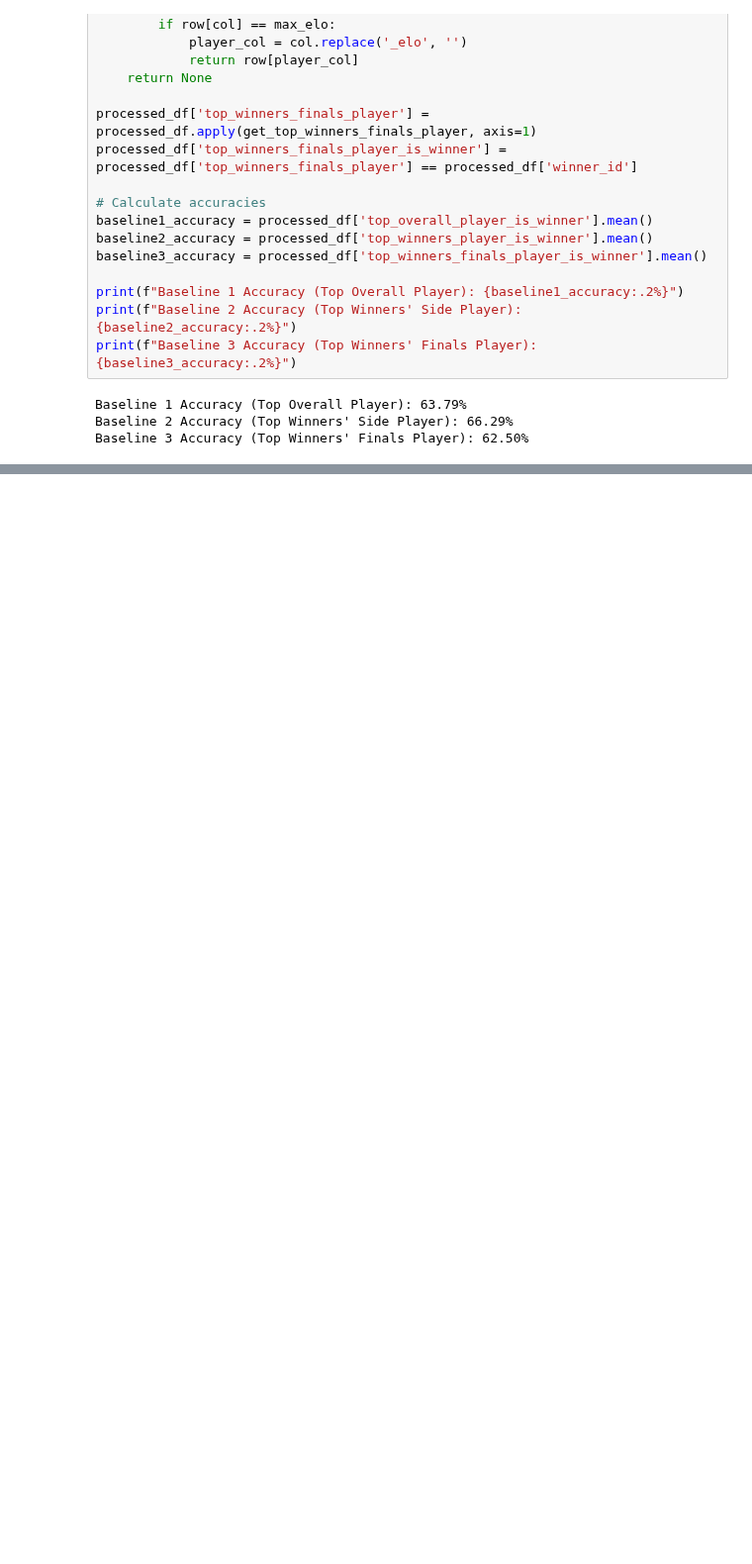
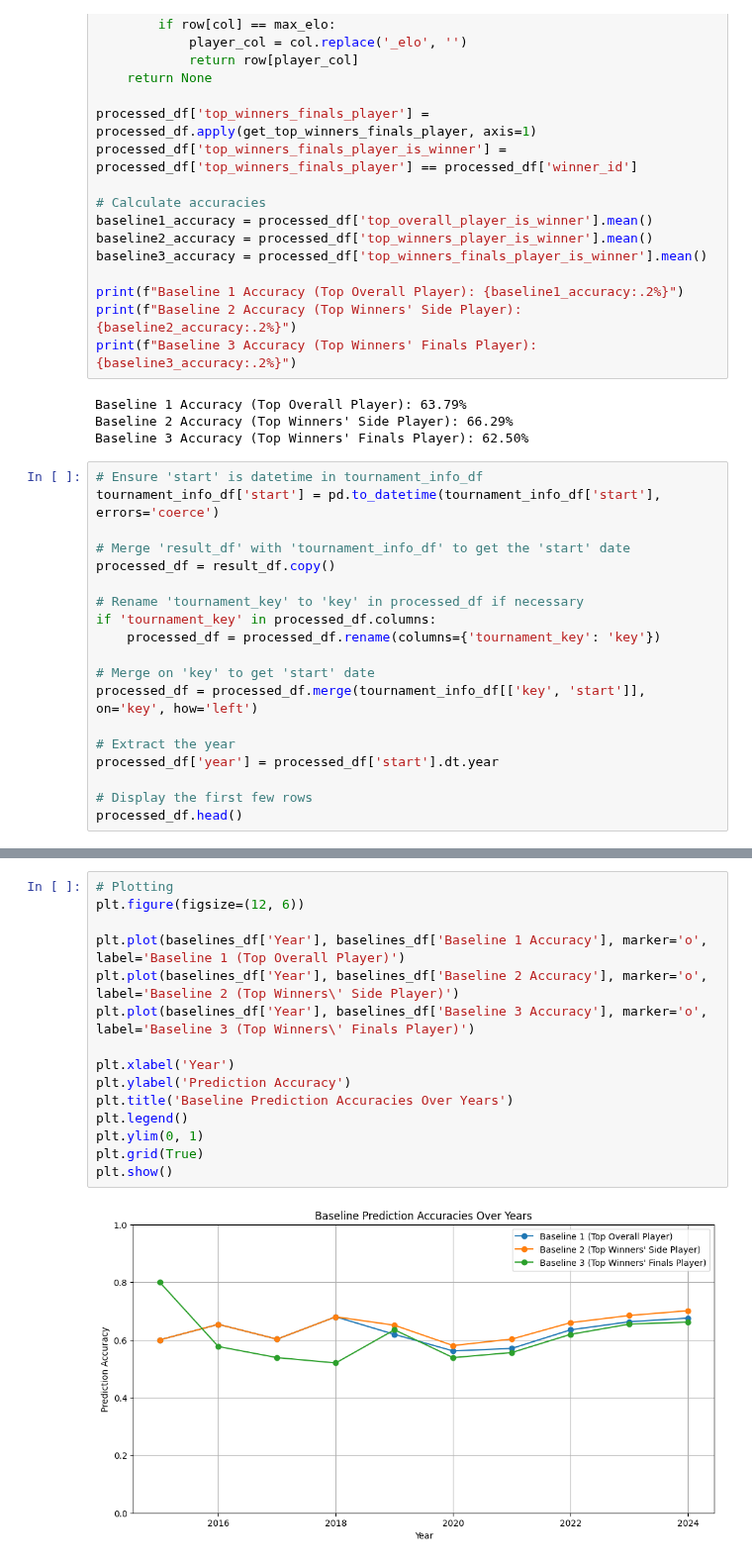
Before and after one commit to jjaw89/fall-2024-smash-melee-top-8-prediction, a Jupyter notebook: label_data/jaspar_label_6_tournament_winners_v2.ipynb, the cells around one changed output, grey strips where cells are left out. Shown at 99% size. Cells and saved outputs as stored; diff of their text form; blank space fills up the shorter version.

```diff
--- a/label_data/jaspar_label_6_tournament_winners_v2.ipynb
+++ b/label_data/jaspar_label_6_tournament_winners_v2.ipynb
@@ -410,3 +438,22 @@ print(f"Baseline 3 Accuracy (Top Winners' Finals Player): {baseline3_accuracy:.2
 Baseline 1 Accuracy (Top Overall Player): 63.79%
 Baseline 2 Accuracy (Top Winners' Side Player): 66.29%
 Baseline 3 Accuracy (Top Winners' Finals Player): 62.50%
+# %%
+# Ensure 'start' is datetime in tournament_info_df
+tournament_info_df['start'] = pd.to_datetime(tournament_info_df['start'], errors='coerce')
+
+# Merge 'result_df' with 'tournament_info_df' to get the 'start' date
+processed_df = result_df.copy()
+
+# Rename 'tournament_key' to 'key' in processed_df if necessary
+if 'tournament_key' in processed_df.columns:
+    processed_df = processed_df.rename(columns={'tournament_key': 'key'})
+
+# Merge on 'key' to get 'start' date
+processed_df = processed_df.merge(tournament_info_df[['key', 'start']], on='key', how='left')
+
+# Extract the year
+processed_df['year'] = processed_df['start'].dt.year
+
+# Display the first few rows
+processed_df.head()
@@ -412,0 +615,17 @@ Baseline 3 Accuracy (Top Winners' Finals Player): 62.50%
+# %%
+# Plotting
+plt.figure(figsize=(12, 6))
+
+plt.plot(baselines_df['Year'], baselines_df['Baseline 1 Accuracy'], marker='o', label='Baseline 1 (Top Overall Player)')
+plt.plot(baselines_df['Year'], baselines_df['Baseline 2 Accuracy'], marker='o', label='Baseline 2 (Top Winners\' Side Player)')
+plt.plot(baselines_df['Year'], baselines_df['Baseline 3 Accuracy'], marker='o', label='Baseline 3 (Top Winners\' Finals Player)')
+
+plt.xlabel('Year')
+plt.ylabel('Prediction Accuracy')
+plt.title('Baseline Prediction Accuracies Over Years')
+plt.legend()
+plt.ylim(0, 1)
+plt.grid(True)
+plt.show()
+# %% [output]
+[figure, added]
```
Also changed, not shown: parts of 12 cells of this notebook.
